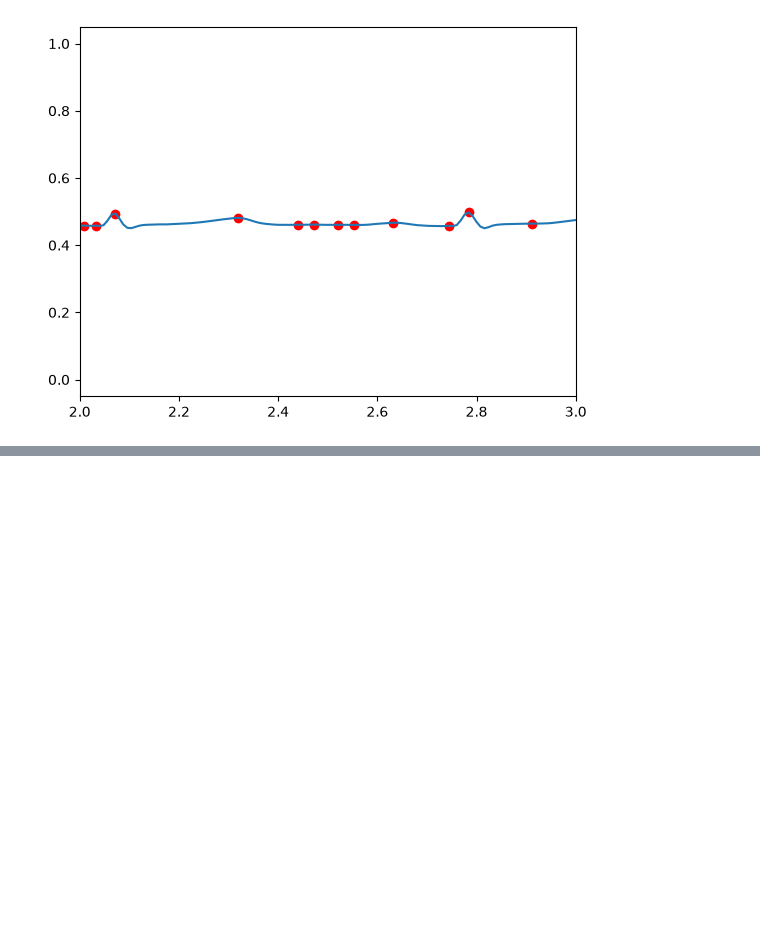
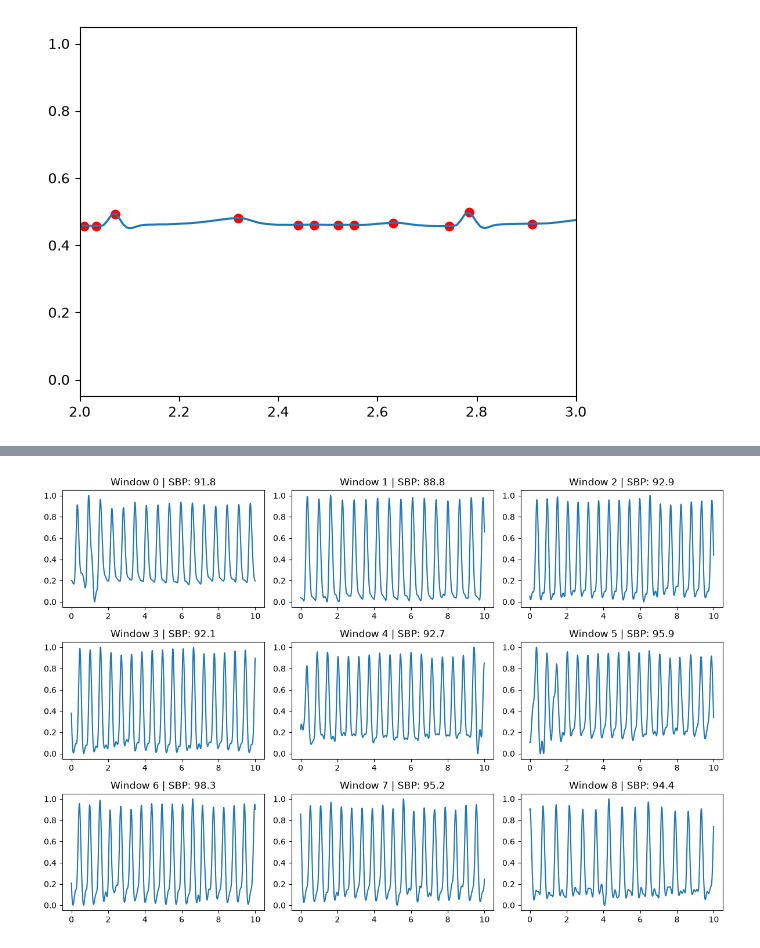
Before and after one commit to moraesand/HRV-BP-Correlation-Project, a Jupyter notebook: Untitled.ipynb, the cells around one changed output, grey strips where cells are left out. Saved outputs shown, nothing was run; the diff lists cells and outputs as text; code cells hidden in the pictures; blank space fills up the shorter version.

```diff
--- a/Untitled.ipynb
+++ b/Untitled.ipynb
@@ -324,0 +420,30 @@ for i in range(9):
+# %%
+ppg_windows = []
+bp_labels = []
+subject_ids = []
+
+for i in range(len(windows["PPG_F"])):
+    ppg_windows.append(
+        np.asarray(windows["PPG_F"][i][0]).ravel()
+    )
+
+    bp_labels.append([
+        windows["SegSBP"][i][0].item(),
+        windows["SegDBP"][i][0].item()
+    ])
+
+    subject_ids.append(windows["SubjectID"][i][0])
+# %%
+X = torch.tensor(
+    np.stack(ppg_windows),
+    dtype=torch.float32
+).unsqueeze(1)
+
+y = torch.tensor(
+    bp_labels,
+    dtype=torch.float32
+)
+
+print("Inputs:", X.shape)
+print("Targets:", y.shape)
+print("Unique subjects:", len(set(subject_ids)))
@@ -324,0 +560,10 @@ for i in range(9):
+# %%
+fig, axes = plt.subplots(3, 3, figsize=(12, 8))
+
+for i, ax in enumerate(axes.flat):
+    ax.plot(np.arange(X.shape[-1]) / 125, X[i, 0].numpy())
+    ax.set_title(f"Window {i} | SBP: {y[i, 0].item():.1f}")
+
+plt.tight_layout()
+# %% [output]
+[figure, added]
```
Also changed, not shown: parts of 11 cells of this notebook.
